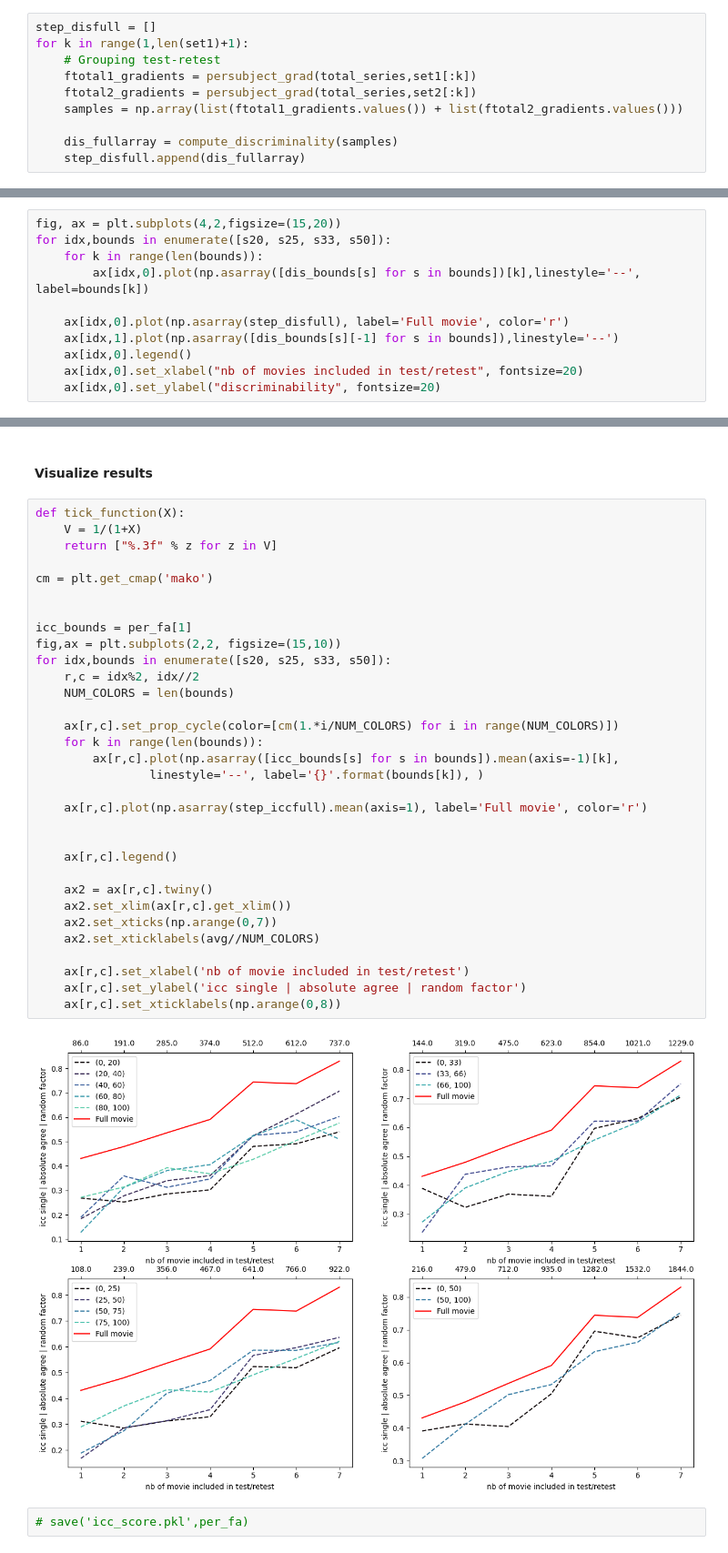
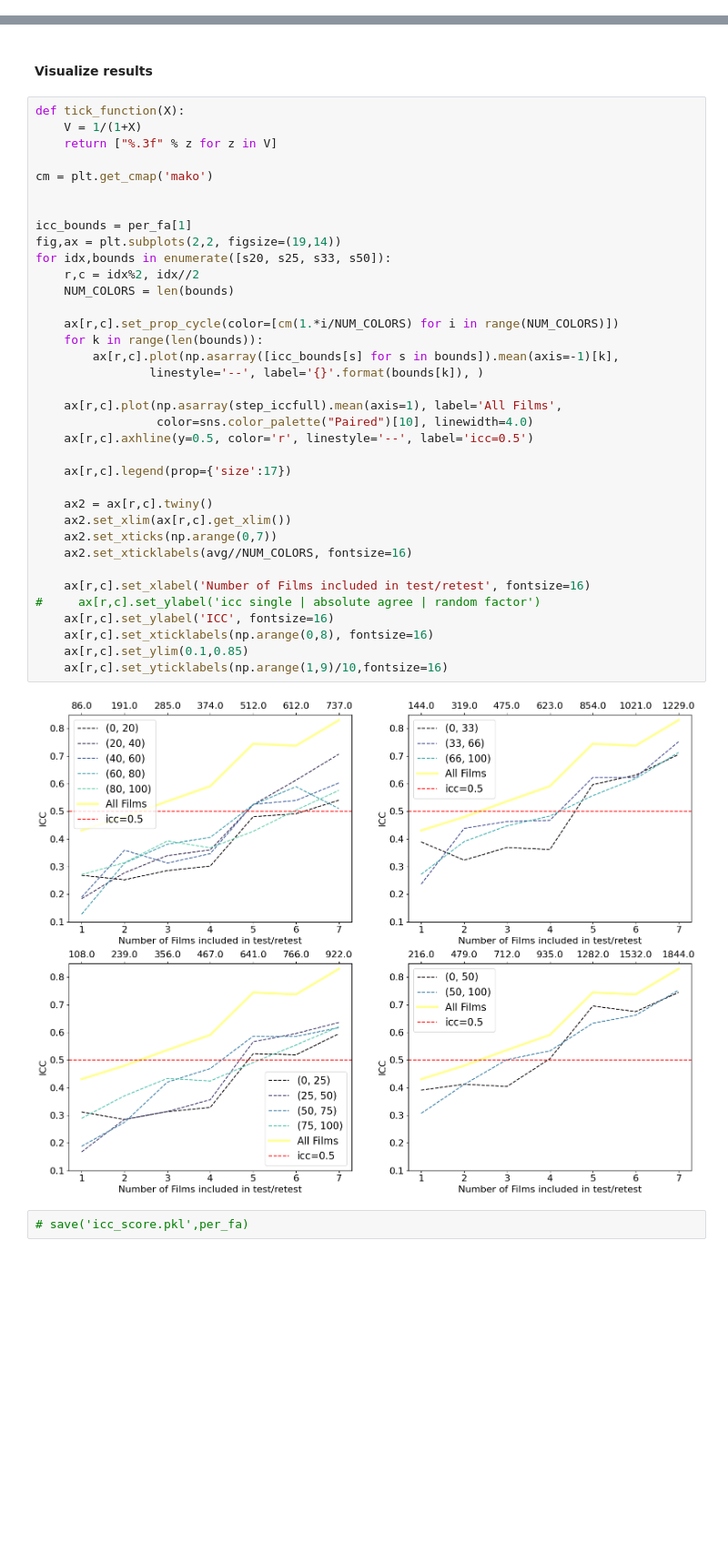
Before and after one commit to MIPLabCH/emoguide_gradients, a Jupyter notebook: 06_frame-select_reliability.ipynb, the cells around one changed output, grey strips where cells are left out. Shown at 91% size. Drawn from its saved outputs; the diff is of its cells as text; blank space fills up the shorter version.

Commit message:
updated figure plotting

```diff
--- a/06_frame-select_reliability.ipynb
+++ b/06_frame-select_reliability.ipynb
@@ -191,10 +37,0 @@ for bound in tqdm(thresholds):
-# %%
-step_disfull = []
-for k in range(1,len(set1)+1):
-    # Grouping test-retest
-    ftotal1_gradients = persubject_grad(total_series,set1[:k])
-    ftotal2_gradients = persubject_grad(total_series,set2[:k])
-    samples = np.array(list(ftotal1_gradients.values()) + list(ftotal2_gradients.values()))
-
-    dis_fullarray = compute_discriminality(samples)
-    step_disfull.append(dis_fullarray)
@@ -203,11 +37,0 @@ for k in range(1,len(set1)+1):
-# %%
-fig, ax = plt.subplots(4,2,figsize=(15,20))
-for idx,bounds in enumerate([s20, s25, s33, s50]):
-    for k in range(len(bounds)):
-        ax[idx,0].plot(np.asarray([dis_bounds[s] for s in bounds])[k],linestyle='--', label=bounds[k])
-
-    ax[idx,0].plot(np.asarray(step_disfull), label='Full movie', color='r')
-    ax[idx,1].plot(np.asarray([dis_bounds[s][-1] for s in bounds]),linestyle='--')
-    ax[idx,0].legend()
-    ax[idx,0].set_xlabel("nb of movies included in test/retest", fontsize=20)
-    ax[idx,0].set_ylabel("discriminability", fontsize=20)
@@ -352,37 +174,41 @@ movie_icc = icc_full[-1]
 # %%
 def tick_function(X):
     V = 1/(1+X)
     return ["%.3f" % z for z in V]
 
 cm = plt.get_cmap('mako')
 
 
 icc_bounds = per_fa[1]
-fig,ax = plt.subplots(2,2, figsize=(15,10))
+fig,ax = plt.subplots(2,2, figsize=(19,14))
 for idx,bounds in enumerate([s20, s25, s33, s50]):
     r,c = idx%2, idx//2
     NUM_COLORS = len(bounds)
 
     ax[r,c].set_prop_cycle(color=[cm(1.*i/NUM_COLORS) for i in range(NUM_COLORS)])
     for k in range(len(bounds)):
         ax[r,c].plot(np.asarray([icc_bounds[s] for s in bounds]).mean(axis=-1)[k],
                 linestyle='--', label='{}'.format(bounds[k]), )
 
-    ax[r,c].plot(np.asarray(step_iccfull).mean(axis=1), label='Full movie', color='r')
+    ax[r,c].plot(np.asarray(step_iccfull).mean(axis=1), label='All Films',
+                 color=sns.color_palette("Paired")[10], linewidth=4.0)
+    ax[r,c].axhline(y=0.5, color='r', linestyle='--', label='icc=0.5')
 
-
-    ax[r,c].legend()
+    ax[r,c].legend(prop={'size':17})
 
     ax2 = ax[r,c].twiny()
     ax2.set_xlim(ax[r,c].get_xlim())
     ax2.set_xticks(np.arange(0,7))
-    ax2.set_xticklabels(avg//NUM_COLORS)
+    ax2.set_xticklabels(avg//NUM_COLORS, fontsize=16)
 
-    ax[r,c].set_xlabel('nb of movie included in test/retest')
-    ax[r,c].set_ylabel('icc single | absolute agree | random factor')
-    ax[r,c].set_xticklabels(np.arange(0,8))
+    ax[r,c].set_xlabel('Number of Films included in test/retest', fontsize=16)
+#     ax[r,c].set_ylabel('icc single | absolute agree | random factor')
+    ax[r,c].set_ylabel('ICC', fontsize=16)
+    ax[r,c].set_xticklabels(np.arange(0,8), fontsize=16)
+    ax[r,c].set_ylim(0.1,0.85)
+    ax[r,c].set_yticklabels(np.arange(1,9)/10,fontsize=16)
 # %% [output]
-[figure, old version]
+[figure, new version]
 # %%
 # save('icc_score.pkl',per_fa)
 # %% [markdown]
```
Also changed, not shown: parts of 21 cells of this notebook, 5 other files.
